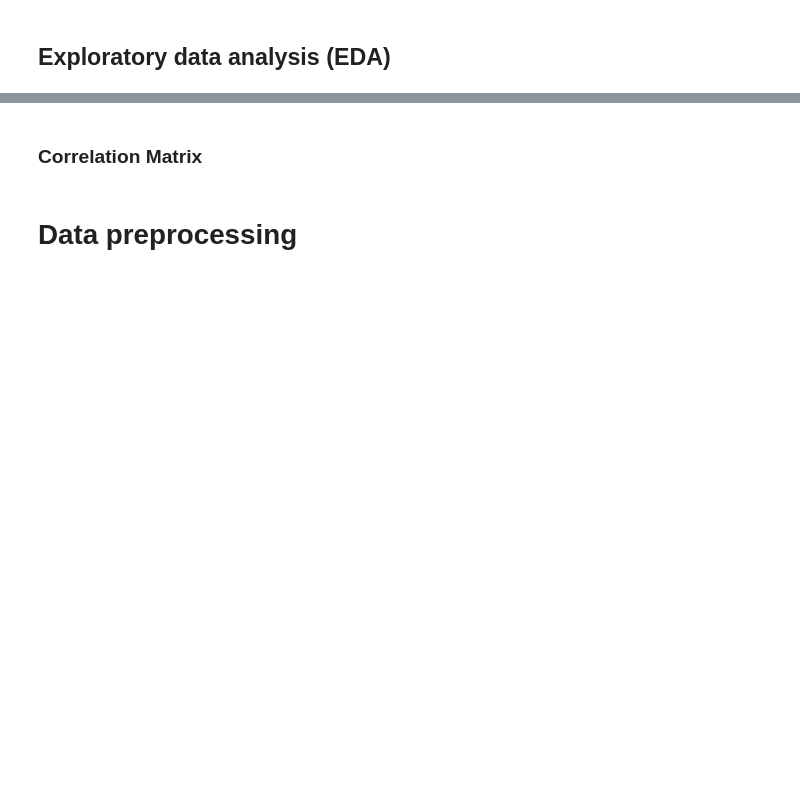
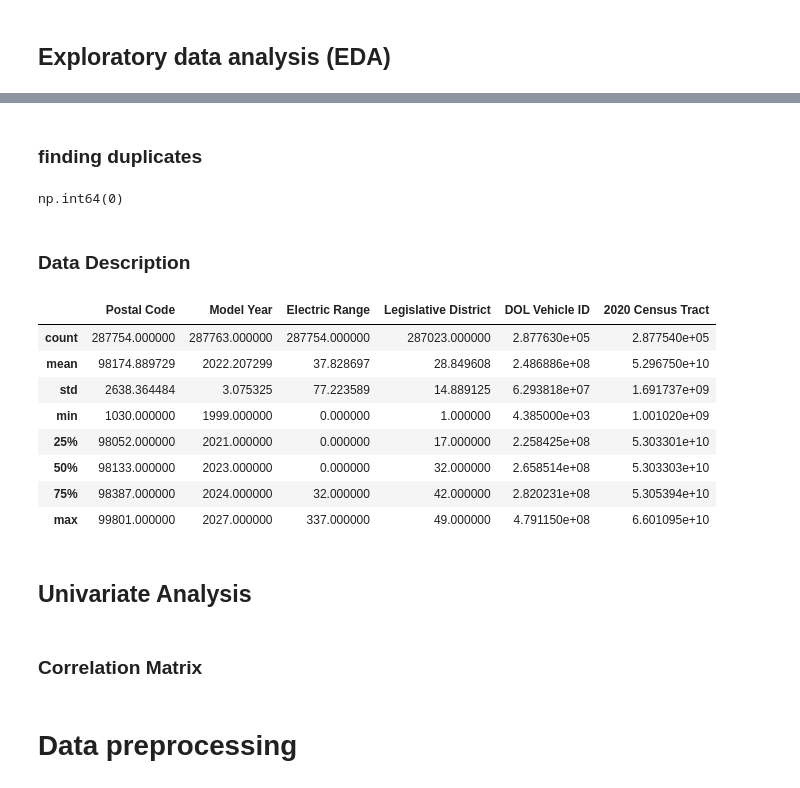
Before and after one commit to MidhulaMS/EV-Population-Prediction, a Jupyter notebook: EV_Population_Prediction.ipynb, the cells around one changed output, grey strips where cells are left out. Cells and saved outputs as stored; diff of their text form; code cells hidden in the pictures; blank space fills up the shorter version.

```diff
--- a/EV_Population_Prediction.ipynb
+++ b/EV_Population_Prediction.ipynb
@@ -20,2 +25,6 @@ from sklearn.preprocessing import MinMaxScaler
+# %%
+filepath = "/content/drive/MyDrive/AI ML/Data/washington_EV.csv"
+# %%
+EV_df = pd.read_csv(filepath)
 # %% [markdown]
 ## Exploratory data analysis (EDA)
@@ -24,3 +104,25 @@ from sklearn.preprocessing import MinMaxScaler
+# %% [markdown]
+### finding duplicates
+# %%
+ EV_df.duplicated().sum()
+# %% [output]
+np.int64(0)
+# %% [markdown]
+### Data Description
+# %%
+EV_df.describe()
+# %% [output]
+|  | Postal Code | Model Year | Electric Range | Legislative District | DOL Vehicle ID | 2020 Census Tract |
+| count | 287754.000000 | 287763.000000 | 287754.000000 | 287023.000000 | 2.877630e+05 | 2.877540e+05 |
+| mean | 98174.889729 | 2022.207299 | 37.828697 | 28.849608 | 2.486886e+08 | 5.296750e+10 |
+| std | 2638.364484 | 3.075325 | 77.223589 | 14.889125 | 6.293818e+07 | 1.691737e+09 |
+| min | 1030.000000 | 1999.000000 | 0.000000 | 1.000000 | 4.385000e+03 | 1.001020e+09 |
+| 25% | 98052.000000 | 2021.000000 | 0.000000 | 17.000000 | 2.258425e+08 | 5.303301e+10 |
+| 50% | 98133.000000 | 2023.000000 | 0.000000 | 32.000000 | 2.658514e+08 | 5.303303e+10 |
+| 75% | 98387.000000 | 2024.000000 | 32.000000 | 42.000000 | 2.820231e+08 | 5.305394e+10 |
+| max | 99801.000000 | 2027.000000 | 337.000000 | 49.000000 | 4.791150e+08 | 6.601095e+10 |
+# %% [markdown]
+## Univariate Analysis
 # %% [markdown]
 ### Correlation Matrix
 # %% [markdown]
```
Also changed, not shown: parts of 7 cells of this notebook.
